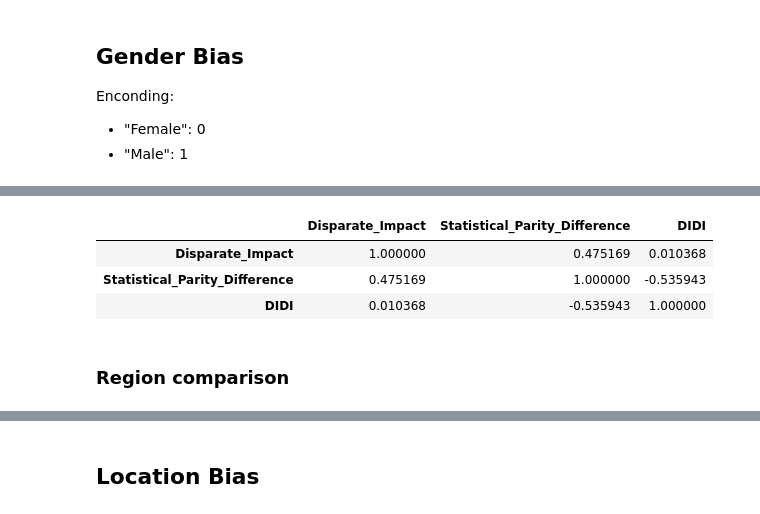
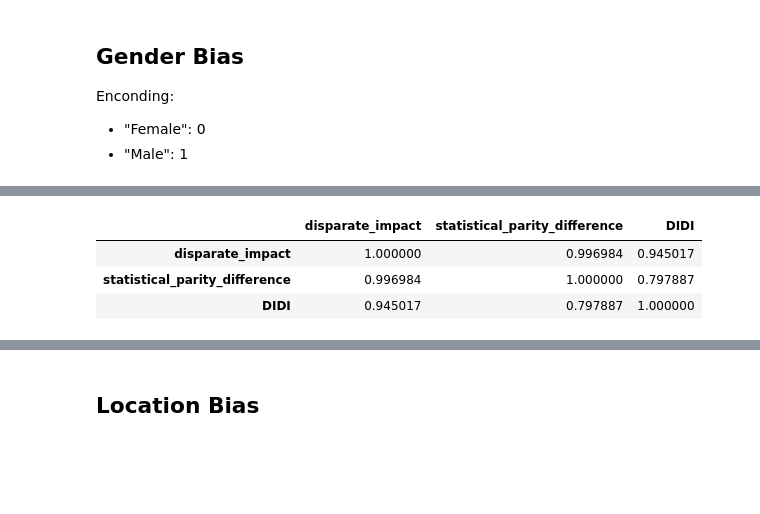
Before and after one commit to aequitas-aod/experiment-hc2-ecg-incartdb, a Jupyter notebook: bias_detection.ipynb, the cells around one changed output, grey strips where cells are left out. Drawn from its saved outputs; the diff is of its cells as text; code cells hidden in the pictures; blank space fills up the shorter version.

```diff
--- a/bias_detection.ipynb
+++ b/bias_detection.ipynb
@@ -128,0 +76,9 @@ sector_gender_bias.sort_values(by="Disparate_Impact", ascending=False)
+# %%
+gender_bias = f.show_bias(df_processed, "gender", 1, plot_histogram=False)
+
+enc_file = open("utils/encodings/incartdb_demographics_diagnosis_encoding.json")
+enc = json.load(enc_file)
+reverse_enc = {int(value): key for key, value in enc.items()}
+gender_bias['diagnosis'] = gender_bias['diagnosis'].replace(reverse_enc).astype(str)
+
+gender_bias
@@ -129,9 +94,7 @@ sector_gender_bias.sort_values(by="Disparate_Impact", ascending=False)
 # %%
-gender_bias[["Disparate_Impact", "Statistical_Parity_Difference", "DIDI"]].corr()
+gender_bias[["disparate_impact", "statistical_parity_difference", "DIDI"]].corr()
 # %% [output]
-|  | Disparate_Impact | Statistical_Parity_Difference | DIDI |
-| Disparate_Impact | 1.000000 | 0.475169 | 0.010368 |
-| Statistical_Parity_Difference | 0.475169 | 1.000000 | -0.535943 |
-| DIDI | 0.010368 | -0.535943 | 1.000000 |
+|  | disparate_impact | statistical_parity_difference | DIDI |
+| disparate_impact | 1.000000 | 0.996984 | 0.945017 |
+| statistical_parity_difference | 0.996984 | 1.000000 | 0.797887 |
+| DIDI | 0.945017 | 0.797887 | 1.000000 |
-# %% [markdown]
-### Region comparison
```
Also changed, not shown: parts of 27 cells of this notebook, 4 other files.
